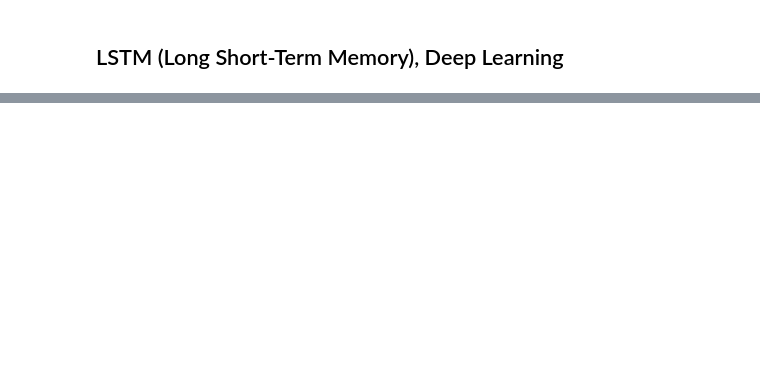
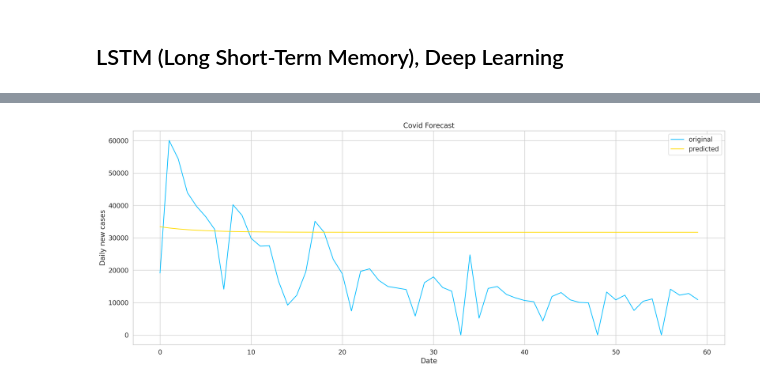
Before and after one commit to gmrwh92/covid, a Jupyter notebook: Covid19_Report.ipynb, the cells around one changed output, grey strips where cells are left out. Saved outputs shown, nothing was run; the diff lists cells and outputs as text; code cells hidden in the pictures; blank space fills up the shorter version.

```diff
--- a/Covid19_Report.ipynb
+++ b/Covid19_Report.ipynb
@@ -468,0 +504,10 @@ X, y = create_sequences(daily_cases, seq_length)
+# %%
+seq_length = 7
+X_train, y_train = create_sequences(train_data, seq_length)
+X_test, y_test = create_sequences(test_data, seq_length)
+
+X_train = torch.from_numpy(X_train).float()
+y_train = torch.from_numpy(y_train).float()
+
+X_test = torch.from_numpy(X_test).float()
+y_test = torch.from_numpy(y_test).float()
@@ -468,0 +615,22 @@ X, y = create_sequences(daily_cases, seq_length)
+# %%
+## predict
+with torch.no_grad():
+  test_seq = X_test[:1]
+  preds = []
+  for _ in range(len(X_test)):
+    y_test_pred = model(test_seq)
+    pred = torch.flatten(y_test_pred).item()
+    preds.append(pred)
+    new_seq = test_seq.numpy().flatten()
+    new_seq = np.append(new_seq, [pred])
+    new_seq = new_seq[1:]
+    test_seq = torch.as_tensor(new_seq).view(1, seq_length, 1).float()
+# %%
+## convert scaled values into the original
+true_cases = scaler.inverse_transform(
+    np.expand_dims(y_test.flatten().numpy(), axis=0)
+).flatten()
+
+predicted_cases = scaler.inverse_transform(
+  np.expand_dims(preds, axis=0)
+).flatten()
@@ -468,0 +671,12 @@ X, y = create_sequences(daily_cases, seq_length)
+# %%
+## plot real cases vs predicted cases based on LSTM
+plt.figure(figsize=(22,8))
+plt.plot(true_cases, label="original")
+plt.plot(predicted_cases,label = "predicted")
+plt.title("Covid Forecast")
+plt.xlabel("Date")
+plt.ylabel("Daily new cases")
+plt.legend()
+plt.show()
+# %% [output]
+[figure, added]
```
Also changed, not shown: parts of 22 cells of this notebook.
